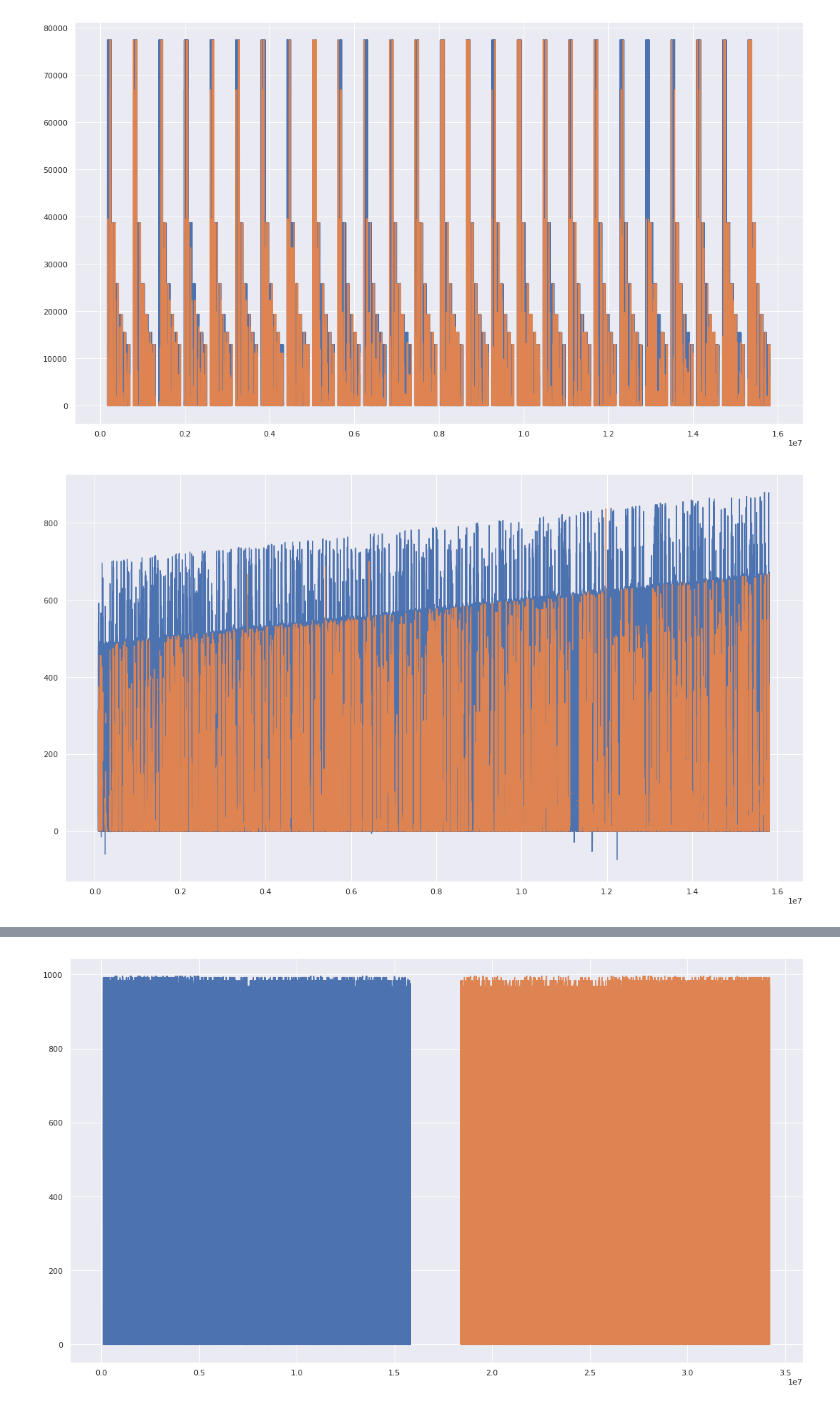
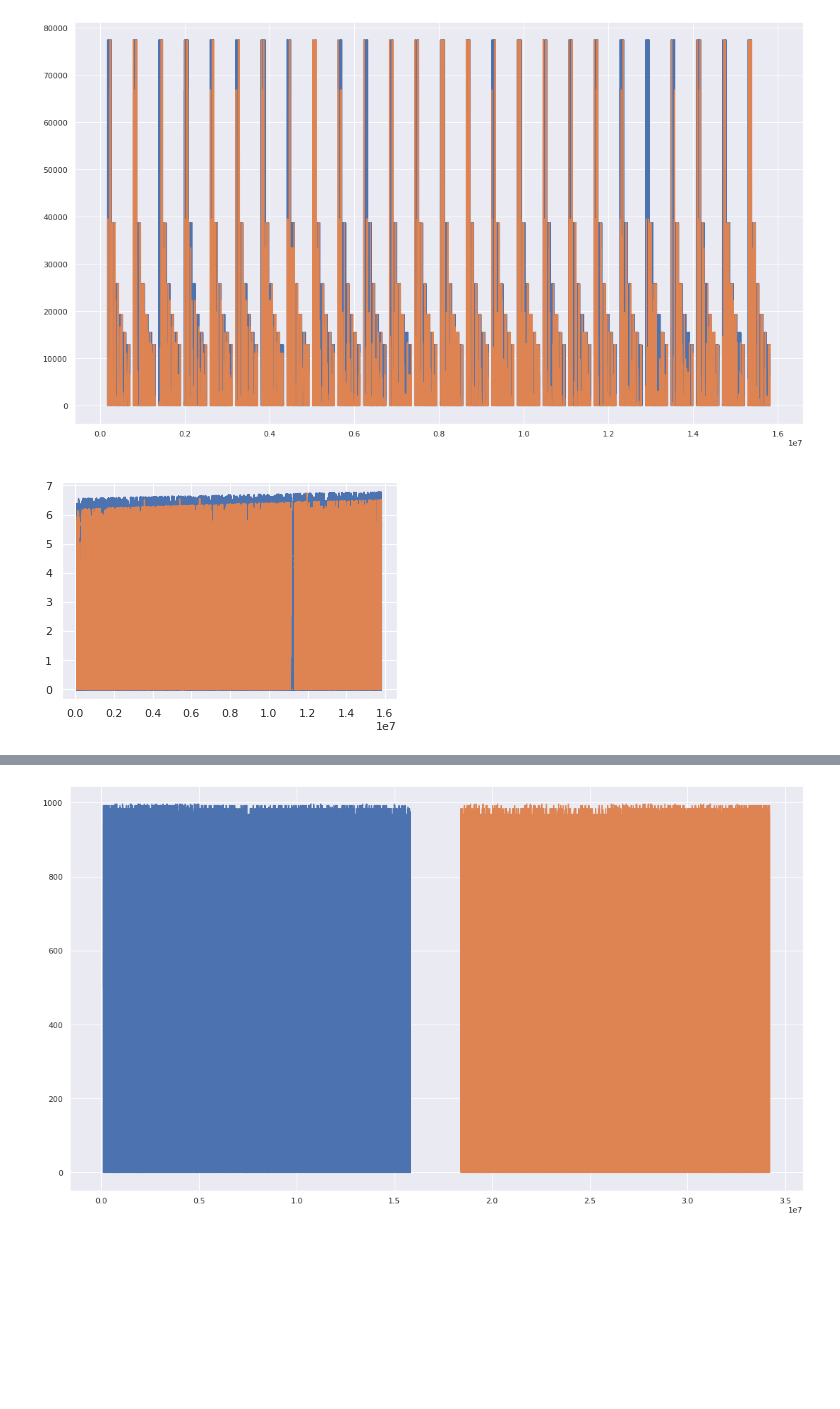
Before and after one commit to rodgomrod/kaggle_ieee_fraud, a Jupyter notebook: exploring_features_2nd_round.ipynb, the cells around one changed output, grey strips where cells are left out. Saved outputs shown, nothing was run; the diff lists cells and outputs as text; code cells hidden in the pictures; blank space fills up the shorter version.

Commit message:
Initializing Plotting and continue with FE

```diff
--- a/exploring_features_2nd_round.ipynb
+++ b/exploring_features_2nd_round.ipynb
@@ -292,11 +297,11 @@ plt.show()
 [figure]
 # %%
 fig, ax = plt.subplots()
-fig.set_size_inches(18.5, 10.5)
-ax.plot(train[train.isFraud == 0].TransactionDT, train[train.isFraud == 0].D15)
-ax.plot(train[train.isFraud == 1].TransactionDT, train[train.isFraud == 1].D15)
+# fig.set_size_inches(18.5, 10.5)
+ax.plot(train[train.isFraud == 0].TransactionDT, np.log1p(train[train.isFraud == 0].D15))
+ax.plot(train[train.isFraud == 1].TransactionDT, np.log1p(train[train.isFraud == 1].D15))
 plt.show()
 # %% [output]
-[figure, old version]
+[figure, new version]
 # %%
 fig, ax = plt.subplots()
```
Also changed, not shown: parts of 29 cells of this notebook, 3 other files.
